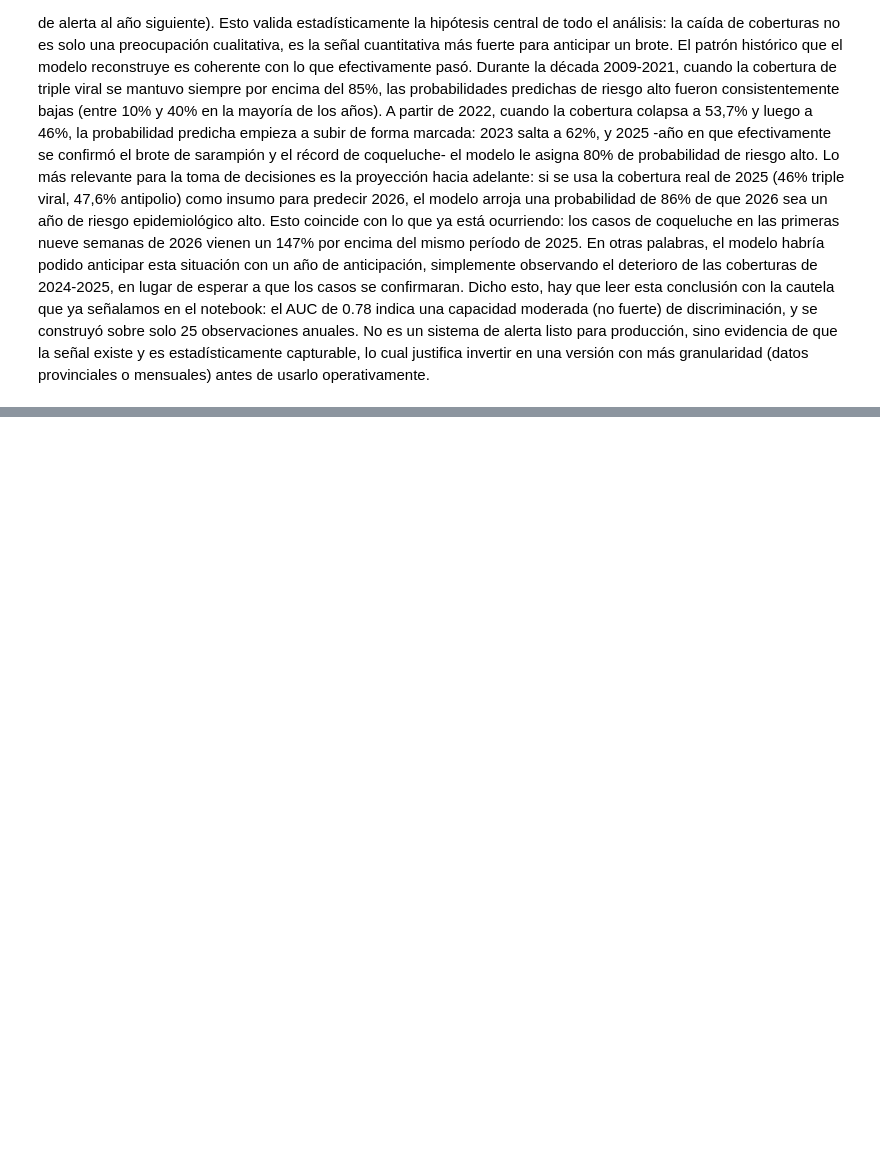
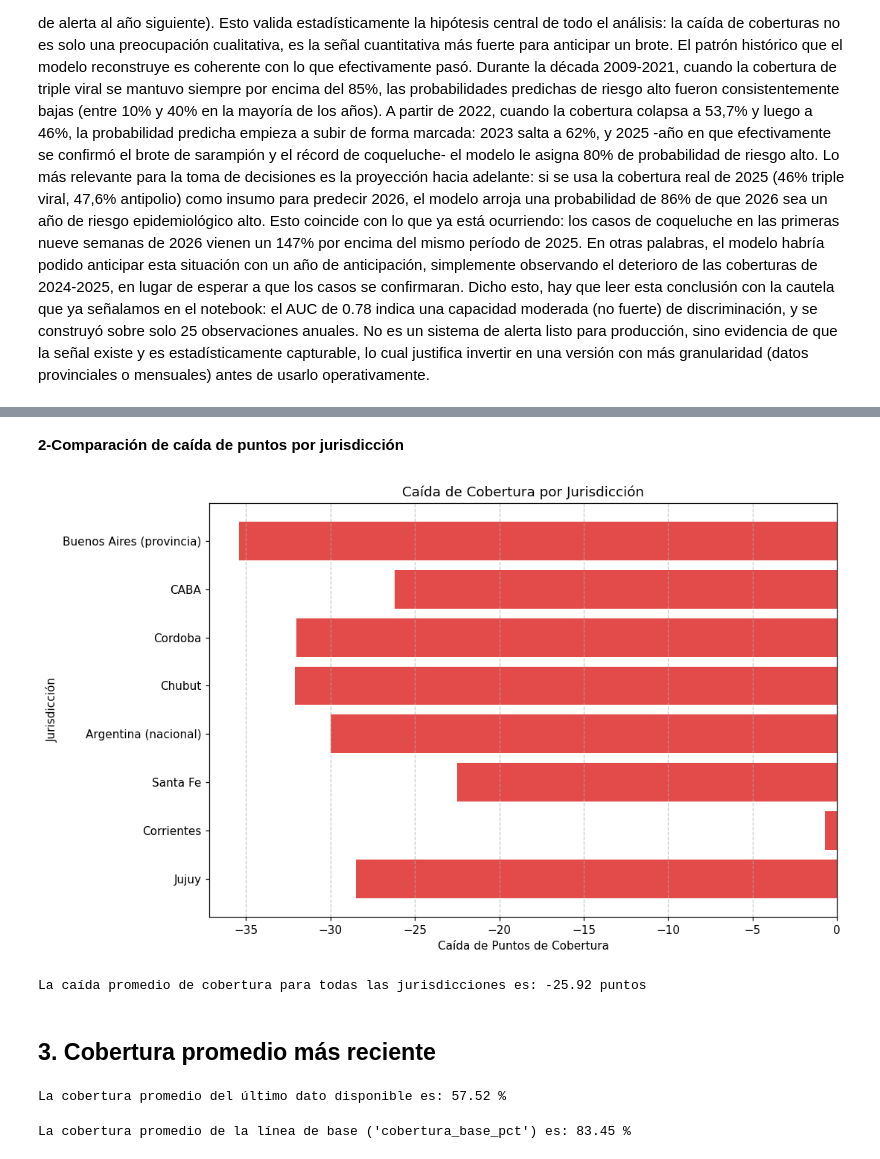
Before and after one commit to estemartinez87-cell/ENTREGA-FINAL-DATA-SCIENCE-II, a Jupyter notebook: proyecto_final_ml.ipynb, the cells around one changed output, grey strips where cells are left out. Drawn from its saved outputs; the diff is of its cells as text; code cells hidden in the pictures; blank space fills up the shorter version.

```diff
--- a/proyecto_final_ml.ipynb
+++ b/proyecto_final_ml.ipynb
@@ -595,0 +662,31 @@ Dicho esto, hay que leer esta conclusión con la cautela que ya señalamos en el
+# %% [markdown]
+**2-Comparación de caída de puntos por jurisdicción**
+# %%
+plt.figure(figsize=(10, 6))
+plt.barh(df_prov['jurisdiccion'], df_prov['caida_puntos'], color='#E24B4A')
+plt.xlabel('Caída de Puntos de Cobertura')
+plt.ylabel('Jurisdicción')
+plt.title('Caída de Cobertura por Jurisdicción')
+plt.grid(axis='x', linestyle='--', alpha=0.7)
+plt.gca().invert_yaxis() # Invert y-axis to show the highest drop at the top
+plt.tight_layout()
+plt.show()
+# %% [output]
+[figure, added]
+# %%
+average_drop = df_prov['caida_puntos'].mean()
+print(f"La caída promedio de cobertura para todas las jurisdicciones es: {average_drop:.2f} puntos")
+# %% [output]
+La caída promedio de cobertura para todas las jurisdicciones es: -25.92 puntos
+# %% [markdown]
+## **3. Cobertura promedio más reciente**
+# %%
+average_ultimo_pct = df_prov['cobertura_ultimo_pct'].mean()
+print(f"La cobertura promedio del último dato disponible es: {average_ultimo_pct:.2f} %")
+# %% [output]
+La cobertura promedio del último dato disponible es: 57.52 %
+# %%
+average_base_pct = df_prov['cobertura_base_pct'].mean()
+print(f"La cobertura promedio de la línea de base ('cobertura_base_pct') es: {average_base_pct:.2f} %")
+# %% [output]
+La cobertura promedio de la línea de base ('cobertura_base_pct') es: 83.45 %
```
Also changed, not shown: parts of 5 cells of this notebook.
